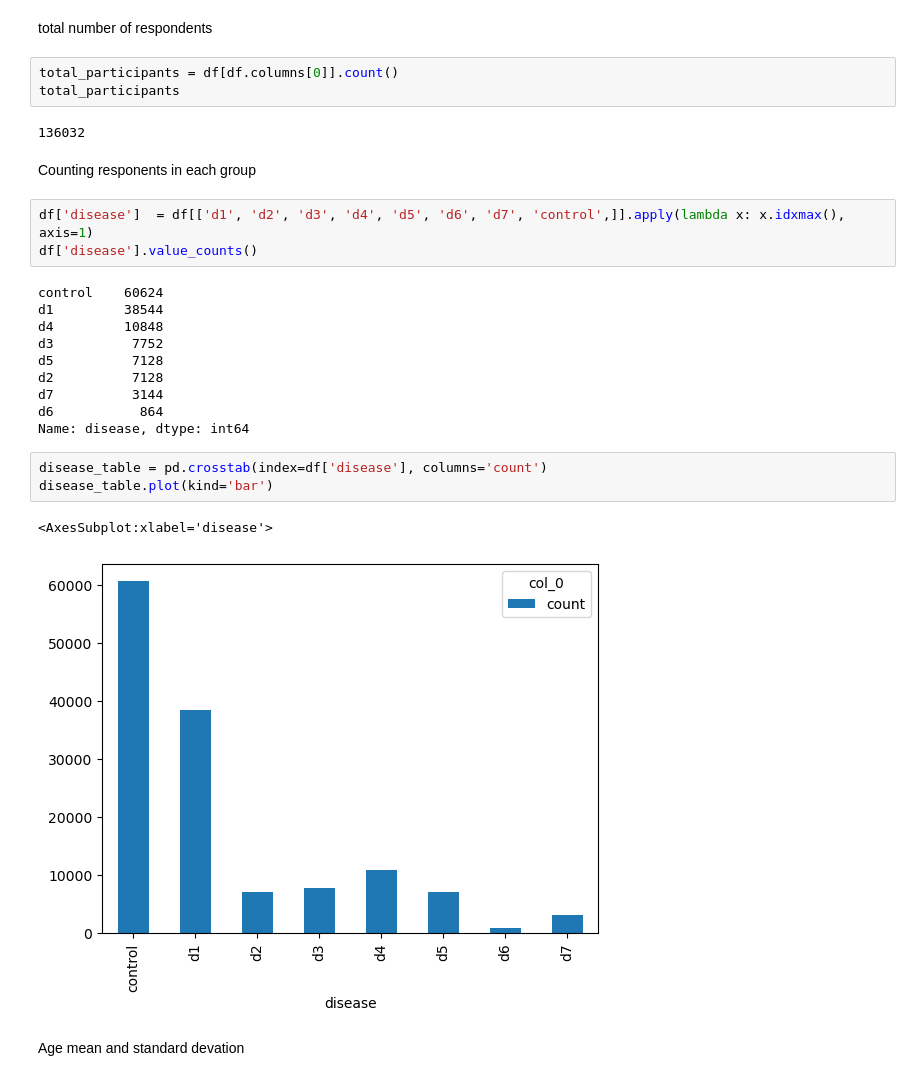
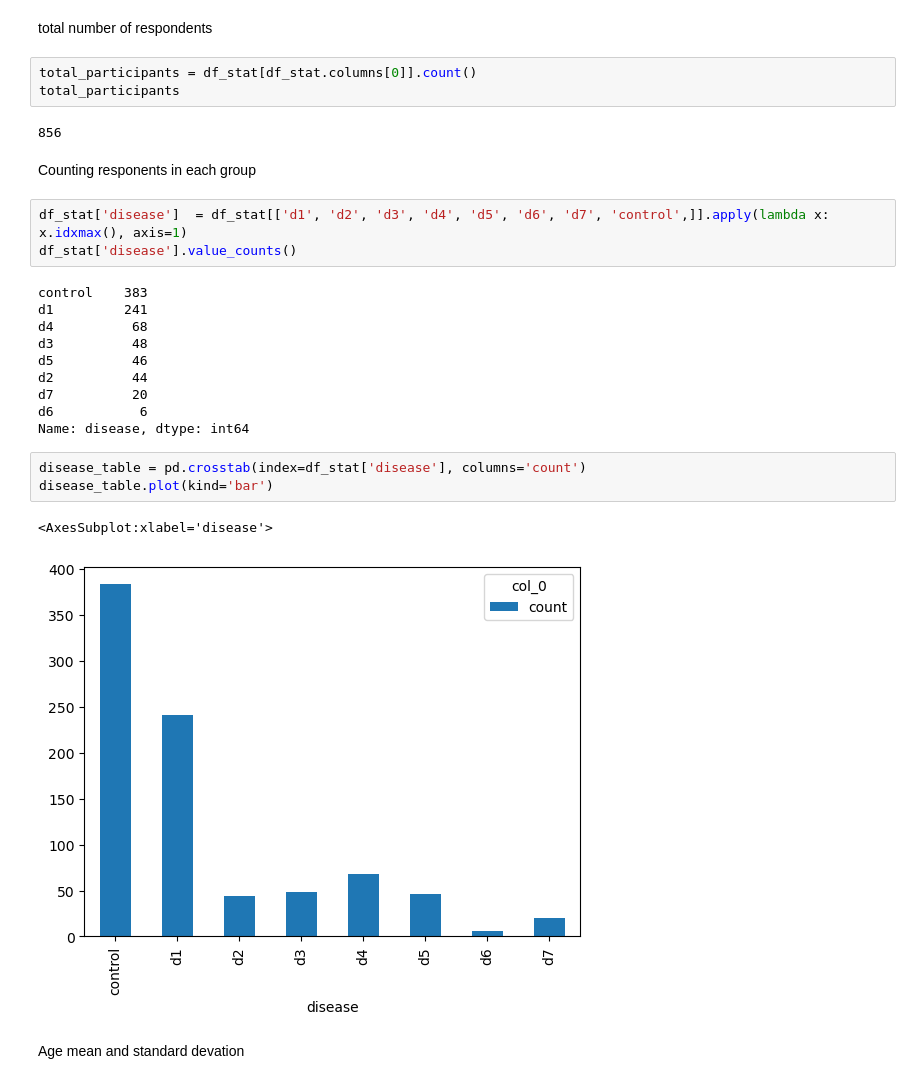
Before and after one commit to mjoeli/csb_project, a Jupyter notebook: statistics.ipynb, the cells around one changed output. Cells and saved outputs as stored; diff of their text form.

```diff
--- a/statistics.ipynb
+++ b/statistics.ipynb
@@ -44,31 +183,31 @@ Characteristics of the participants
 # %% [markdown]
 total number of respondents
 # %%
-total_participants = df[df.columns[0]].count()
+total_participants = df_stat[df_stat.columns[0]].count()
 total_participants
 # %% [output]
-136032
+856
 # %% [markdown]
 Counting responents in each group
 # %%
-df['disease']  = df[['d1', 'd2', 'd3', 'd4', 'd5', 'd6', 'd7', 'control',]].apply(lambda x: x.idxmax(), axis=1)
-df['disease'].value_counts()
+df_stat['disease']  = df_stat[['d1', 'd2', 'd3', 'd4', 'd5', 'd6', 'd7', 'control',]].apply(lambda x: x.idxmax(), axis=1)
+df_stat['disease'].value_counts()
 # %% [output]
-control    60624
-d1         38544
-d4         10848
-d3          7752
-d5          7128
-d2          7128
-d7          3144
-d6           864
+control    383
+d1         241
+d4          68
+d3          48
+d5          46
+d2          44
+d7          20
+d6           6
 Name: disease, dtype: int64
 # %%
-disease_table = pd.crosstab(index=df['disease'], columns='count')
+disease_table = pd.crosstab(index=df_stat['disease'], columns='count')
 disease_table.plot(kind='bar')
 # %% [output]
 <AxesSubplot:xlabel='disease'>
-[figure, old version]
+[figure, new version]
 # %% [markdown]
 Age mean and standard devation
 # %%
```
Also changed, not shown: parts of 18 cells of this notebook.
